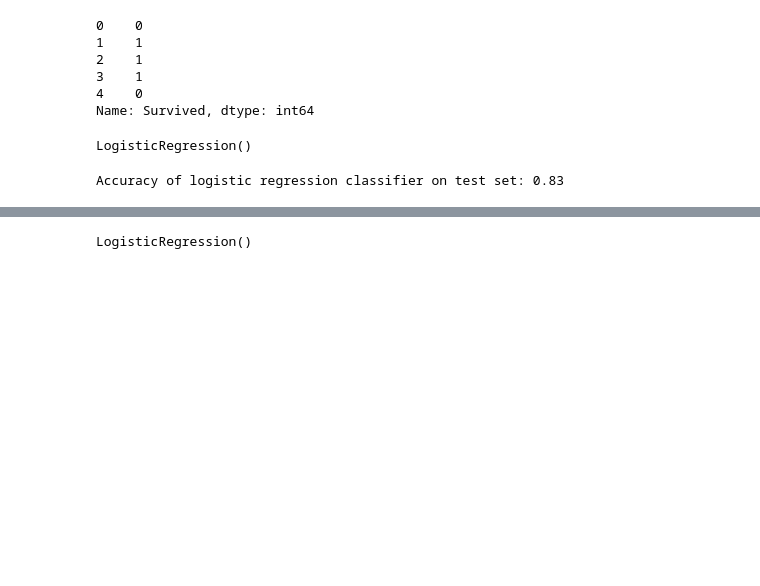
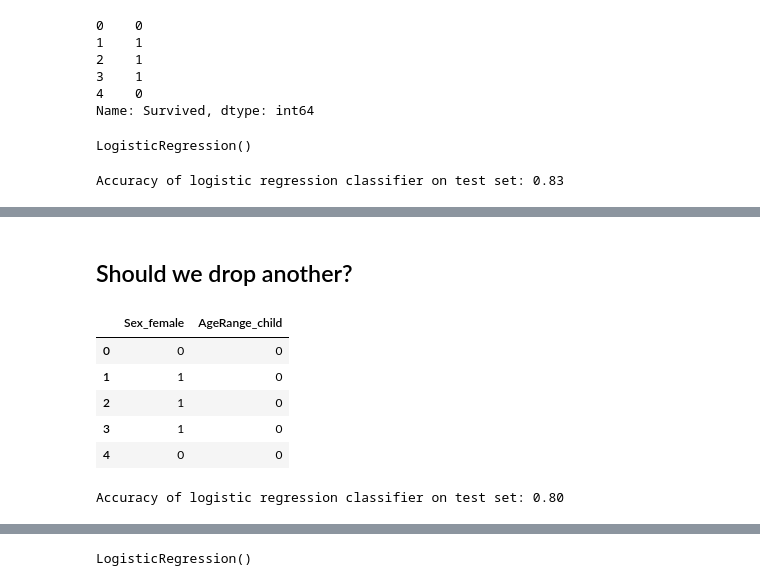
Before and after one commit to caltodo/DataAnalysis, a Jupyter notebook: titanic.ipynb, the cells around one changed output, grey strips where cells are left out. Drawn from its saved outputs; the diff is of its cells as text; code cells hidden in the pictures; blank space fills up the shorter version.

```diff
--- a/titanic.ipynb
+++ b/titanic.ipynb
@@ -302,0 +359,19 @@ Accuracy of logistic regression classifier on test set: 0.83
+# %% [markdown]
+## Should we drop another?
+# %%
+features = train_df.drop(['Survived', 'Age' , 'SibSp', 'Parch', 'Sex_male', 'Pclass_2', 'Pclass_3', 'Fare', 'FareRange', 'Embarked', 'AgeRange_adult', 'SibSp^2', 'Pclass_1'], axis=1)
+features.head()
+# %% [output]
+|  | Sex_female | AgeRange_child |
+| 0 | 0 | 0 |
+| 1 | 1 | 0 |
+| 2 | 1 | 0 |
+| 3 | 1 | 0 |
+| 4 | 0 | 0 |
+# %%
+X_train, X_test, y_train, y_test = train_test_split(features, targ, test_size=0.33, random_state=42)
+logmodel.fit(X_train, y_train)
+y_pred = logmodel.predict(X_test)
+print('Accuracy of logistic regression classifier on test set: {:.2f}'.format(logmodel.score(X_test, y_test)))
+# %% [output]
+Accuracy of logistic regression classifier on test set: 0.80
```
Also changed, not shown: parts of 23 cells of this notebook.
